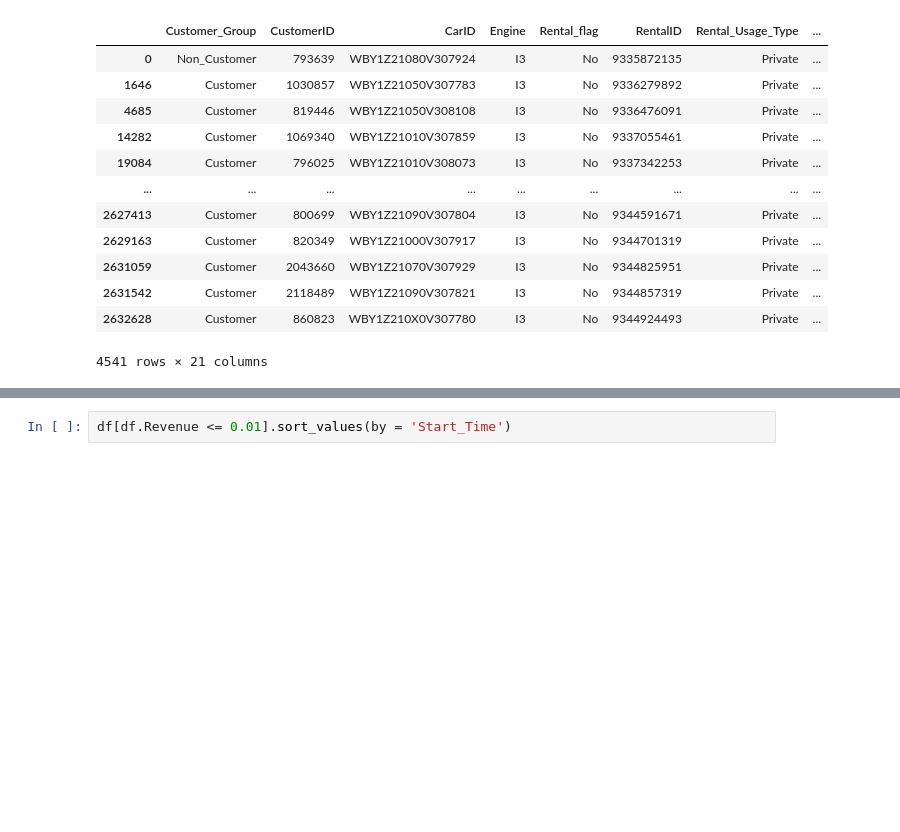
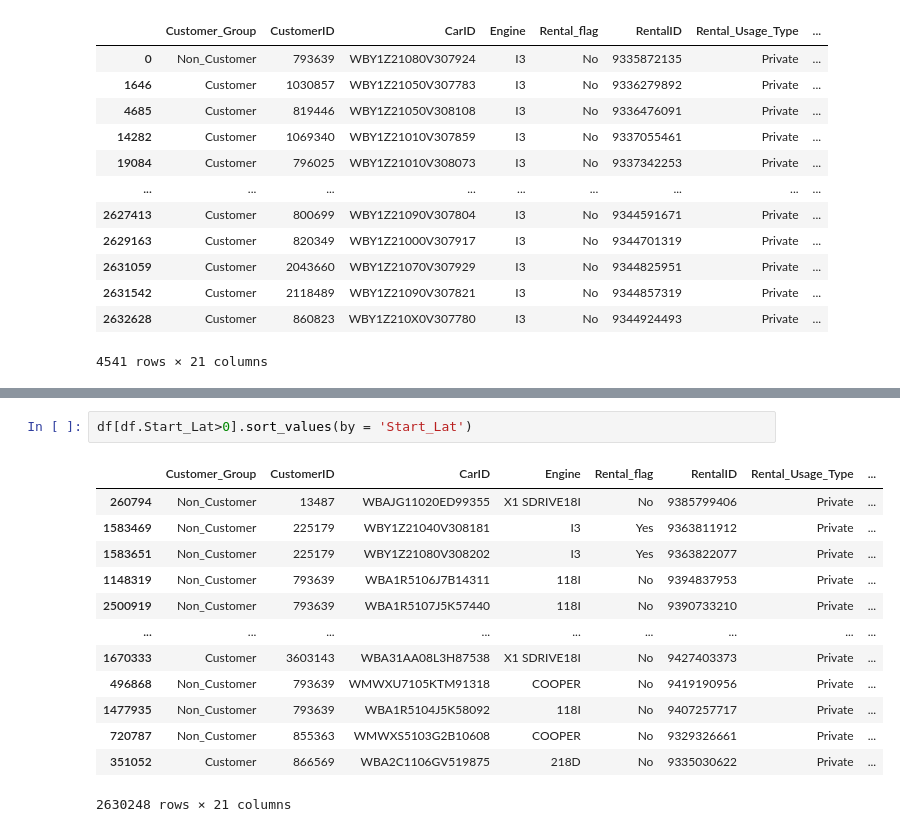
Before and after one commit to Bogeluno/GNN_Thesis, a Jupyter notebook: notebooks/Newdata.ipynb, the cells around one changed output, grey strips where cells are left out. Drawn from its saved outputs; the diff is of its cells as text; blank space fills up the shorter version.

```diff
--- a/notebooks/Newdata.ipynb
+++ b/notebooks/Newdata.ipynb
@@ -232,2 +200,16 @@ df[df.Start_Long < 11]
 # %%
-df[df.Revenue <= 0.01].sort_values(by = 'Start_Time')
+df[df.Start_Lat>0].sort_values(by = 'Start_Lat')
+# %% [output]
+|  | Customer_Group | CustomerID | CarID | Engine | Rental_flag | RentalID | Rental_Usage_Type | ... |
+| 260794 | Non_Customer | 13487 | WBAJG11020ED99355 | X1 SDRIVE18I | No | 9385799406 | Private | ... |
+| 1583469 | Non_Customer | 225179 | WBY1Z21040V308181 | I3 | Yes | 9363811912 | Private | ... |
+| 1583651 | Non_Customer | 225179 | WBY1Z21080V308202 | I3 | Yes | 9363822077 | Private | ... |
+| 1148319 | Non_Customer | 793639 | WBA1R5106J7B14311 | 118I | No | 9394837953 | Private | ... |
+| 2500919 | Non_Customer | 793639 | WBA1R5107J5K57440 | 118I | No | 9390733210 | Private | ... |
+| ... | ... | ... | ... | ... | ... | ... | ... | ... |
+| 1670333 | Customer | 3603143 | WBA31AA08L3H87538 | X1 SDRIVE18I | No | 9427403373 | Private | ... |
+| 496868 | Non_Customer | 793639 | WMWXU7105KTM91318 | COOPER | No | 9419190956 | Private | ... |
+| 1477935 | Non_Customer | 793639 | WBA1R5104J5K58092 | 118I | No | 9407257717 | Private | ... |
+| 720787 | Non_Customer | 855363 | WMWXS5103G2B10608 | COOPER | No | 9329326661 | Private | ... |
+| 351052 | Customer | 866569 | WBA2C1106GV519875 | 218D | No | 9335030622 | Private | ... |
+2630248 rows × 21 columns
```
Also changed, not shown: parts of 39 cells of this notebook, 5 other files.
